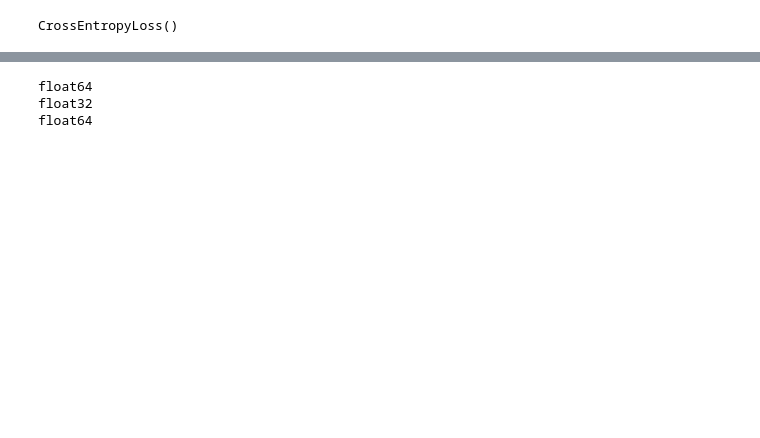
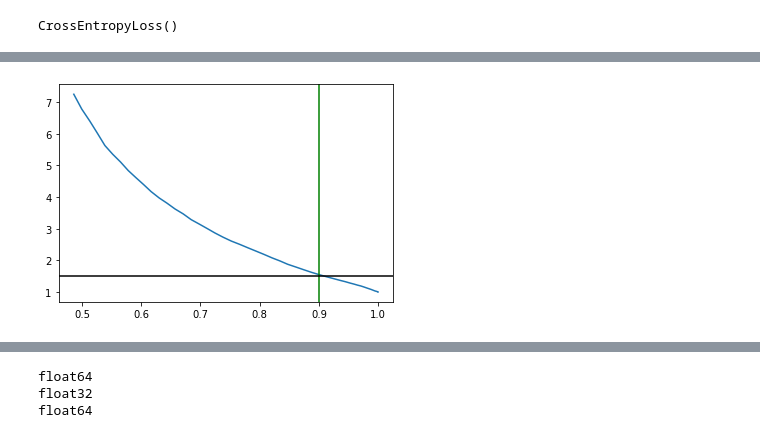
Before and after one commit to andreyvinasco/pumitigation, a Jupyter notebook: Simple_NN.ipynb, the cells around one changed output, grey strips where cells are left out. Drawn from its saved outputs; the diff is of its cells as text; code cells hidden in the pictures; blank space fills up the shorter version.

```diff
--- a/Simple_NN.ipynb
+++ b/Simple_NN.ipynb
@@ -147,7 +211,7 @@ class MyDataSet_train(torch.utils.data.Dataset):
 # %%
 Data_train = MyDataSet_train( Dictionary_data )
 
-Batch_number = 1024*5
+Batch_number = 1024*7
 
 Data_train[26]
 # %% [output]
@@ -220,0 +408,13 @@ Epoch [40/40], Loss: 4.9950
+# %%
+import matplotlib.pyplot as plt
+ROC_NoPile = VecROC(hist_NoPile[0])
+ROC_Pile = VecROC(hist_Pile[0])
+fig, ax = plt.subplots()
+#ax.plot(ROC_Pile[5:], 1/ROC_NoPile[5:])
+
+ax.plot(ROC_NoPile[45:], 1/ROC_Pile[45:])
+plt.axvline(x = 0.9 , color = 'green')
+plt.axhline(y = 1.5 , color = 'black')
+plt.show()
+# %% [output]
+[figure, added]
```
Also changed, not shown: parts of 23 cells of this notebook, 1 other file.
